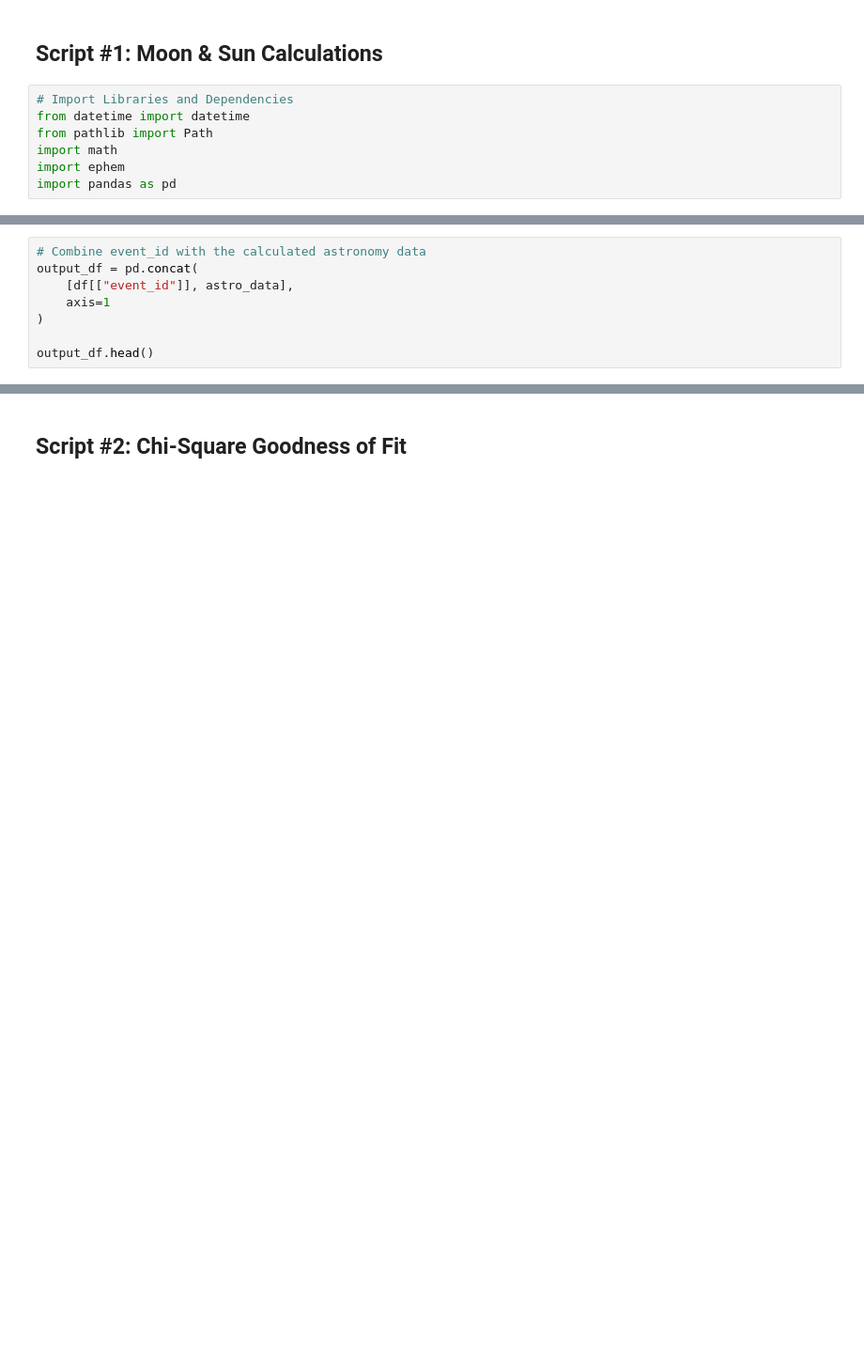
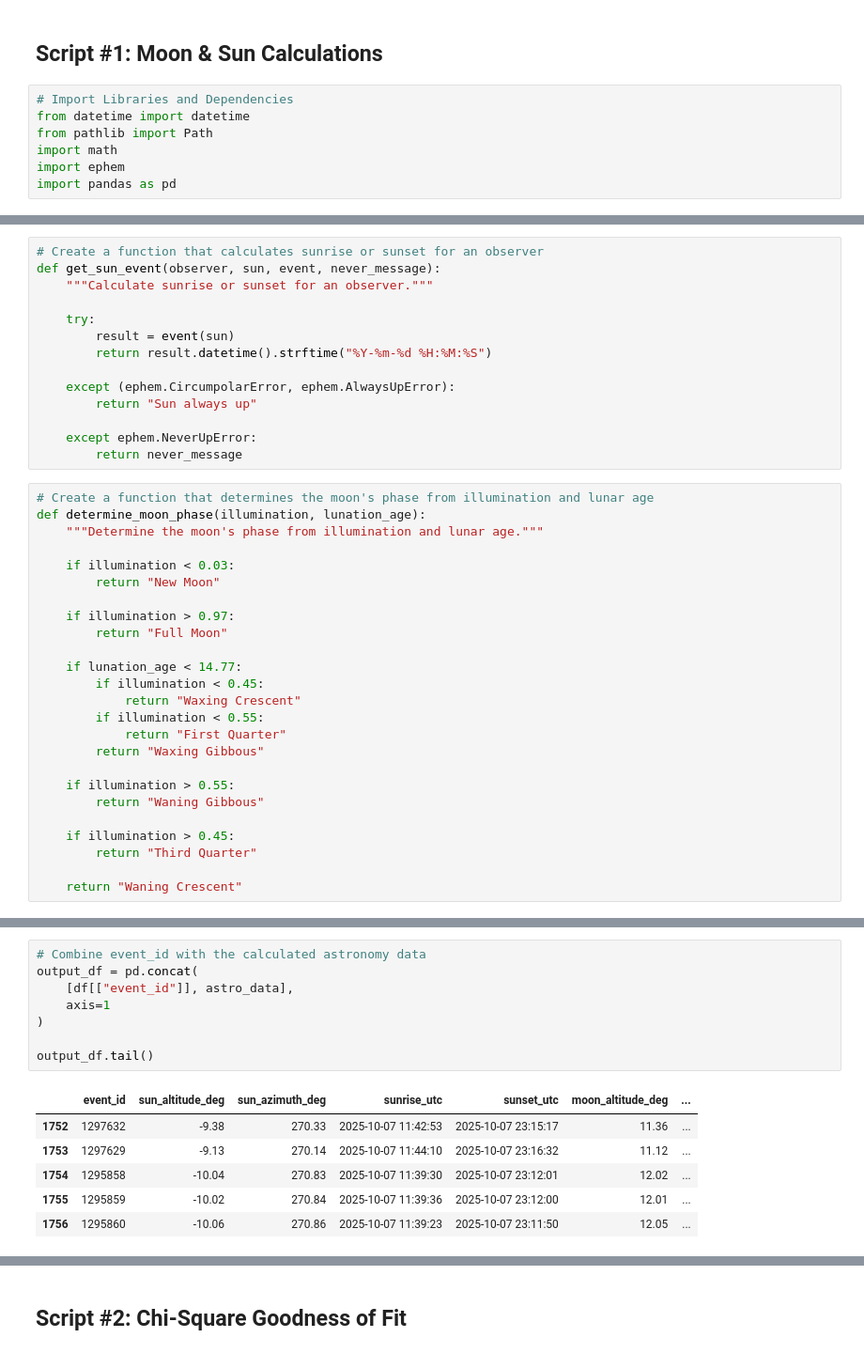
Before and after one commit to ashleyadehart/flash_floods_ky_2015_2025, a Jupyter notebook: notebooks/flash_floods_ky_scripts.ipynb, the cells around one changed output, grey strips where cells are left out. Shown at 94% size. Drawn from its saved outputs; the diff is of its cells as text; blank space fills up the shorter version.

Commit message:
Edited flash_floods_ky_scripts.ipynb file to further break down calculate_local_astro_data function

```diff
--- a/notebooks/flash_floods_ky_scripts.ipynb
+++ b/notebooks/flash_floods_ky_scripts.ipynb
@@ -136,0 +24,39 @@ def calculate_local_astro_data(row: pd.Series) -> pd.Series:
+# %%
+# Create a function that calculates sunrise or sunset for an observer
+def get_sun_event(observer, sun, event, never_message):
+    """Calculate sunrise or sunset for an observer."""
+
+    try:
+        result = event(sun)
+        return result.datetime().strftime("%Y-%m-%d %H:%M:%S")
+
+    except (ephem.CircumpolarError, ephem.AlwaysUpError):
+        return "Sun always up"
+
+    except ephem.NeverUpError:
+        return never_message
+# %%
+# Create a function that determines the moon's phase from illumination and lunar age
+def determine_moon_phase(illumination, lunation_age):
+    """Determine the moon's phase from illumination and lunar age."""
+
+    if illumination < 0.03:
+        return "New Moon"
+
+    if illumination > 0.97:
+        return "Full Moon"
+
+    if lunation_age < 14.77:
+        if illumination < 0.45:
+            return "Waxing Crescent"
+        if illumination < 0.55:
+            return "First Quarter"
+        return "Waxing Gibbous"
+
+    if illumination > 0.55:
+        return "Waning Gibbous"
+
+    if illumination > 0.45:
+        return "Third Quarter"
+
+    return "Waning Crescent"
@@ -142,9 +189,16 @@ astro_data.head()
 # %%
 # Combine event_id with the calculated astronomy data
 output_df = pd.concat(
     [df[["event_id"]], astro_data],
     axis=1
 )
 
-output_df.head()
+output_df.tail()
+# %% [output]
+|  | event_id | sun_altitude_deg | sun_azimuth_deg | sunrise_utc | sunset_utc | moon_altitude_deg | ... |
+| 1752 | 1297632 | -9.38 | 270.33 | 2025-10-07 11:42:53 | 2025-10-07 23:15:17 | 11.36 | ... |
+| 1753 | 1297629 | -9.13 | 270.14 | 2025-10-07 11:44:10 | 2025-10-07 23:16:32 | 11.12 | ... |
+| 1754 | 1295858 | -10.04 | 270.83 | 2025-10-07 11:39:30 | 2025-10-07 23:12:01 | 12.02 | ... |
+| 1755 | 1295859 | -10.02 | 270.84 | 2025-10-07 11:39:36 | 2025-10-07 23:12:00 | 12.01 | ... |
+| 1756 | 1295860 | -10.06 | 270.86 | 2025-10-07 11:39:23 | 2025-10-07 23:11:50 | 12.05 | ... |
 # %%
```
Also changed, not shown: parts of 24 cells of this notebook, 2 other files.
